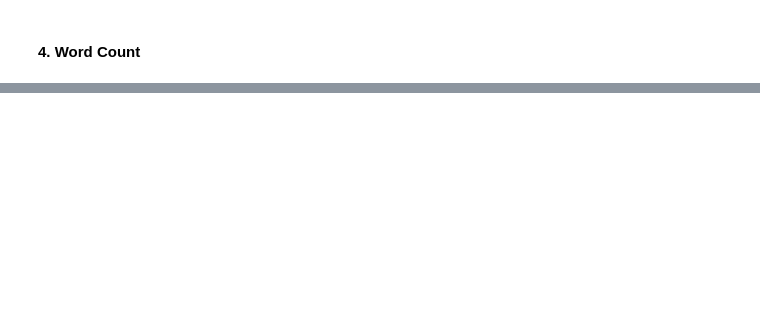
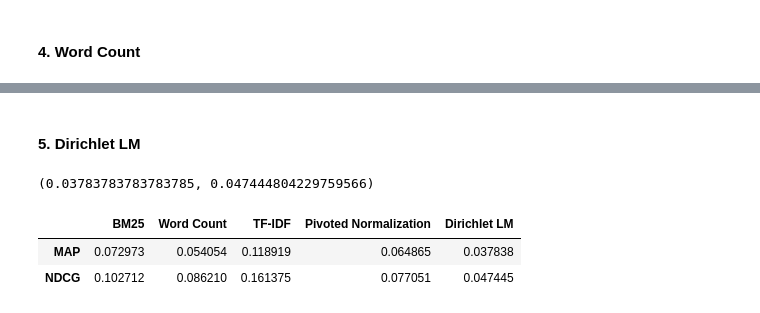
Before and after one commit to F-For-Y/Information_Retrival, a Jupyter notebook: hw1/hw1_starter_code/starter-code/test.ipynb, the cells around one changed output, grey strips where cells are left out. Cells and saved outputs as stored; diff of their text form; code cells hidden in the pictures; blank space fills up the shorter version.

```diff
--- a/hw1/hw1_starter_code/starter-code/test.ipynb
+++ b/hw1/hw1_starter_code/starter-code/test.ipynb
@@ -286,0 +287,38 @@ word_count_cosine_similarity_relevance_test_res['map'], word_count_cosine_simila
+# %% [markdown]
+#### 5. Dirichlet LM
+# %%
+dirichlet = DirichletLM(index)
+dirichlet_ranker = Ranker(index, RegexTokenizer('\w+'), stopwords_set, dirichlet)
+dirichlet_relevance_test_res = relevance.run_relevance_tests(relevance_path, dirichlet_ranker)
+dirichlet_relevance_test_res['map'], dirichlet_relevance_test_res['ndcg']
+# %% [output]
+(0.03783783783783785, 0.047444804229759566)
+# %%
+import pandas as pd
+import matplotlib.pyplot as plt
+import seaborn as sns
+
+# Sample data for each ranker
+rankers = ['BM25', 'Word Count', 'TF-IDF', 'Pivoted Normalization', 'Dirichlet LM']
+
+bm25 = bm25_relevance_test_res
+word_count = word_count_cosine_similarity_relevance_test_res
+tfidf = tf_idf_relevance_test_res
+pivoted = pivoted_normalization_relevance_test_res
+dirichlet = dirichlet_relevance_test_res
+
+# Creating the table for MAP and NDCG average performance
+data = {
+    'BM25': [bm25['map'], bm25['ndcg']],
+    'Word Count': [word_count['map'], word_count['ndcg']],
+    'TF-IDF': [tfidf['map'], tfidf['ndcg']],
+    'Pivoted Normalization': [pivoted['map'], pivoted['ndcg']],
+    'Dirichlet LM': [dirichlet['map'], dirichlet['ndcg']]
+}
+
+df = pd.DataFrame(data, index=['MAP', 'NDCG'])
+df
+# %% [output]
+|  | BM25 | Word Count | TF-IDF | Pivoted Normalization | Dirichlet LM |
+| MAP | 0.072973 | 0.054054 | 0.118919 | 0.064865 | 0.037838 |
+| NDCG | 0.102712 | 0.086210 | 0.161375 | 0.077051 | 0.047445 |
```
Also changed, not shown: parts of 6 cells of this notebook, 3 other files.
